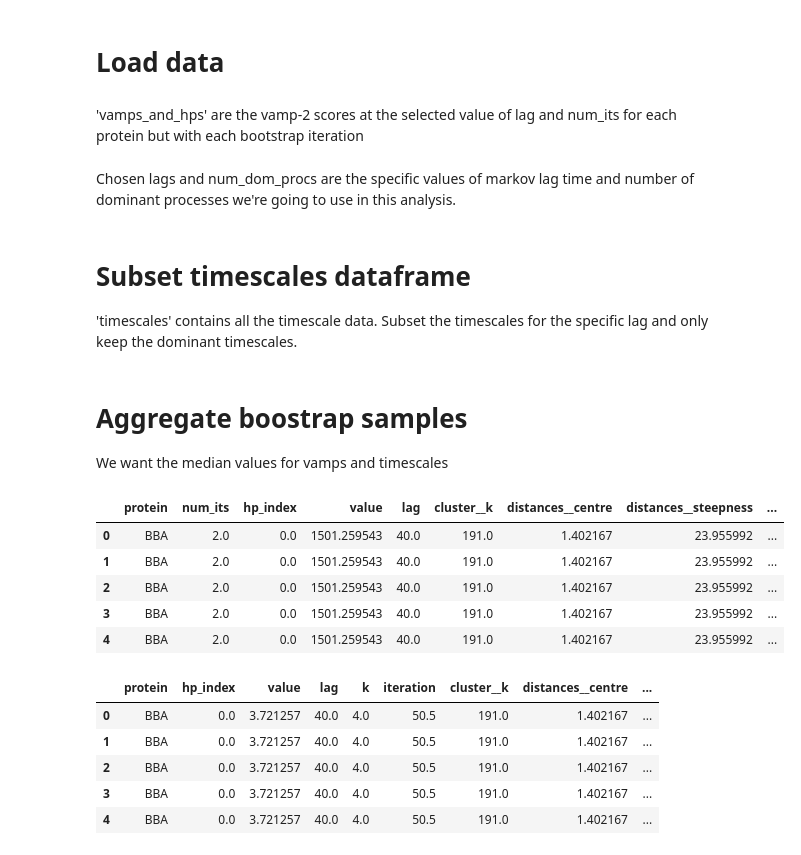
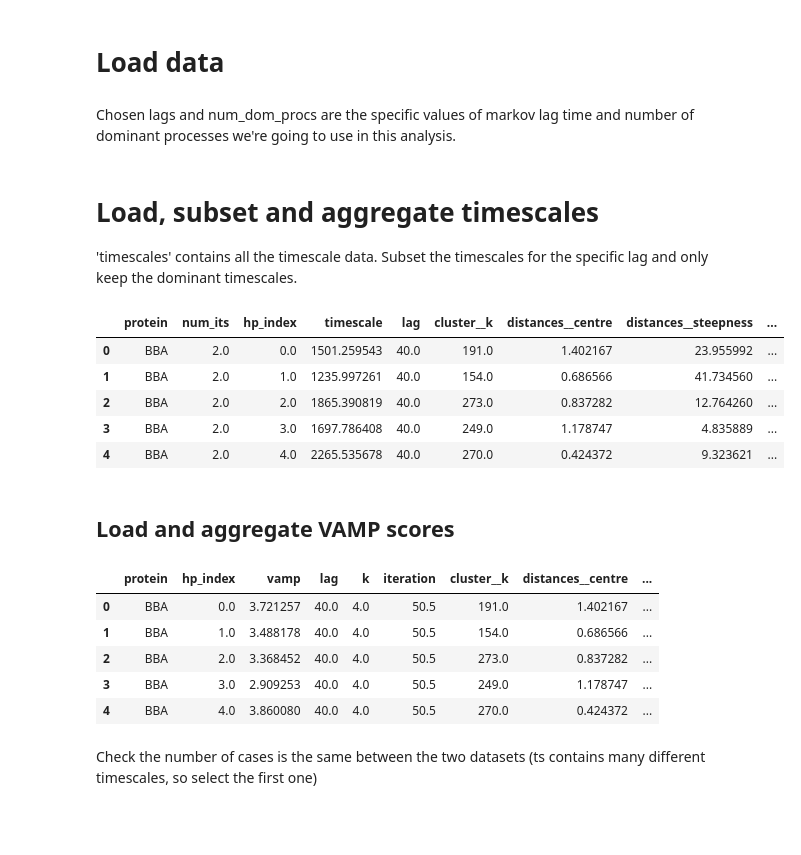
Before and after one commit to RobertArbon/msm_hyperparameter_optimisation, a Jupyter notebook: results/sensitivity.ipynb, the cells around one changed output. Saved outputs shown, nothing was run; the diff lists cells and outputs as text; code cells hidden in the pictures; blank space fills up the shorter version.

```diff
--- a/results/sensitivity.ipynb
+++ b/results/sensitivity.ipynb
@@ -20,5 +28,3 @@ def zero_var(x):
 # Load data
 # %%
 data_dir = Path('/Volumes/REA/Data/fast_folders/')
-# %% [markdown]
-'vamps_and_hps' are the vamp-2 scores at the selected value of lag and num_its for each protein but with each bootstrap iteration
@@ -30,56 +34,62 @@ Chosen lags and num_dom_procs are the specific values of markov lag time and num
 chosen_lags = pd.read_hdf('chosen_lag_times.h5', key='chosen_lags')
 chosen_dom_procs = pd.read_hdf('chosen_num_dominant.h5', key='chosen_num_dominant')
 # %% [markdown]
-# Subset timescales dataframe
+# Load, subset and aggregate timescales
 
 'timescales' contains all the timescale data. Subset the timescales for the specific lag and only keep the dominant timescales.
 # %%
 ts = pd.read_hdf('timescales.h5', key='timescales')
 
-
+# Subset chosen lag time and number of implied timescales
 lags_dict = dict(zip(chosen_lags['protein'], chosen_lags['lag']))
 proc_dict = dict(zip(chosen_dom_procs['protein'], chosen_dom_procs['num_its']))
 
 ts['choose_lag'] = ts['protein'].apply(lambda x: lags_dict[x])
 ts['choose_k'] = ts['protein'].apply(lambda x: proc_dict[x])
-ts['choose_method'] = 'VAMP2'
-
 ts = ts.loc[(ts.lag == ts.choose_lag) & (ts.num_its <= ts.choose_k+1), : ]
 
 ts = ts.drop(columns=ts.filter(like='choose', axis=1).columns)
 ts = ts.drop(columns=ts.columns[ts.apply(zero_var, axis=0)])
+
+# aggregate
+non_num_cols = list(ts.columns[ts.dtypes == 'object'])
+agg_columns = ['protein', 'num_its', 'hp_index']
+
+tmp = ts.groupby(agg_columns, as_index=False).median()
+tmp2 = ts.groupby(agg_columns, as_index=False).first()
+
+ts = tmp.merge(tmp2.loc[:, list(set(non_num_cols+agg_columns))], on=agg_columns, how='left')
+ts = ts.drop(columns=['iteration'])
+ts.rename(columns={'value': 'timescale'}, inplace=True)
+ts.head()
+# %% [output]
+|  | protein | num_its | hp_index | timescale | lag | cluster__k | distances__centre | distances__steepness | ... |
+| 0 | BBA | 2.0 | 0.0 | 1501.259543 | 40.0 | 191.0 | 1.402167 | 23.955992 | ... |
+| 1 | BBA | 2.0 | 1.0 | 1235.997261 | 40.0 | 154.0 | 0.686566 | 41.734560 | ... |
+| 2 | BBA | 2.0 | 2.0 | 1865.390819 | 40.0 | 273.0 | 0.837282 | 12.764260 | ... |
+| 3 | BBA | 2.0 | 3.0 | 1697.786408 | 40.0 | 249.0 | 1.178747 | 4.835889 | ... |
+| 4 | BBA | 2.0 | 4.0 | 2265.535678 | 40.0 | 270.0 | 0.424372 | 9.323621 | ... |
-# %% [markdown]
-# Aggregate boostrap samples
-
-We want the median values for vamps and timescales
+# %% [markdown]
+## Load and aggregate VAMP scores
 # %%
-non_num_cols = list(ts.columns[ts.dtypes == 'object'])
-agg_columns = ['protein', 'num_its', 'hp_index']
+vamps = pd.read_hdf('vamps_and_hps.h5', key='vamps_hps')
 
-tmp = ts.groupby(agg_columns, as_index=False).median()
-ts = tmp.merge(ts.loc[:, list(set(non_num_cols+agg_columns))], on=agg_columns, how='outer')
-ts = ts.drop(columns=['iteration'])
-ts.head()
+vamps = vamps.drop(columns=vamps.columns[vamps.apply(zero_var, axis=0)])
+non_num_cols = list(vamps.columns[vamps.dtypes == 'object'])
+agg_columns = ['protein', 'hp_index']
+
+tmp = vamps.groupby(agg_columns, as_index=False).median()  # aggregate numeric columns
+tmp2 = vamps.groupby(agg_columns, as_index=False).first()  # aggregate all columns
+
+vamps = tmp.merge(tmp2.loc[:, list(set(non_num_cols+agg_columns))], on=agg_columns, how='left')
+vamps.rename(columns={'value': 'vamp'}, inplace=True)
+vamps.head()
 # %% [output]
-|  | protein | num_its | hp_index | value | lag | cluster__k | distances__centre | distances__steepness | ... |
-| 0 | BBA | 2.0 | 0.0 | 1501.259543 | 40.0 | 191.0 | 1.402167 | 23.955992 | ... |
-| 1 | BBA | 2.0 | 0.0 | 1501.259543 | 40.0 | 191.0 | 1.402167 | 23.955992 | ... |
-| 2 | BBA | 2.0 | 0.0 | 1501.259543 | 40.0 | 191.0 | 1.402167 | 23.955992 | ... |
-| 3 | BBA | 2.0 | 0.0 | 1501.259543 | 40.0 | 191.0 | 1.402167 | 23.955992 | ... |
-| 4 | BBA | 2.0 | 0.0 | 1501.259543 | 40.0 | 191.0 | 1.402167 | 23.955992 | ... |
+|  | protein | hp_index | vamp | lag | k | iteration | cluster__k | distances__centre | ... |
+| 0 | BBA | 0.0 | 3.721257 | 40.0 | 4.0 | 50.5 | 191.0 | 1.402167 | ... |
+| 1 | BBA | 1.0 | 3.488178 | 40.0 | 4.0 | 50.5 | 154.0 | 0.686566 | ... |
+| 2 | BBA | 2.0 | 3.368452 | 40.0 | 4.0 | 50.5 | 273.0 | 0.837282 | ... |
+| 3 | BBA | 3.0 | 2.909253 | 40.0 | 4.0 | 50.5 | 249.0 | 1.178747 | ... |
+| 4 | BBA | 4.0 | 3.860080 | 40.0 | 4.0 | 50.5 | 270.0 | 0.424372 | ... |
-# %%
-vamps = vamps.drop(columns=vamps.columns[vamps.apply(zero_var, axis=0)])
-non_num_cols = list(vamps.columns[vamps.dtypes == 'object'])
-agg_columns = ['protein', 'hp_index']
-
-tmp = vamps.groupby(agg_columns, as_index=False).median()
-vamps = tmp.merge(vamps.loc[:, list(set(non_num_cols+agg_columns))], on=agg_columns, how='outer')
-# vamp = vamp.drop(columns=['cluster__max_iter', 'cluster__stride', 'iteration','tica__stride'])
-vamps.head()
-# %% [output]
-|  | protein | hp_index | value | lag | k | iteration | cluster__k | distances__centre | ... |
-| 0 | BBA | 0.0 | 3.721257 | 40.0 | 4.0 | 50.5 | 191.0 | 1.402167 | ... |
-| 1 | BBA | 0.0 | 3.721257 | 40.0 | 4.0 | 50.5 | 191.0 | 1.402167 | ... |
-| 2 | BBA | 0.0 | 3.721257 | 40.0 | 4.0 | 50.5 | 191.0 | 1.402167 | ... |
-| 3 | BBA | 0.0 | 3.721257 | 40.0 | 4.0 | 50.5 | 191.0 | 1.402167 | ... |
-| 4 | BBA | 0.0 | 3.721257 | 40.0 | 4.0 | 50.5 | 191.0 | 1.402167 | ... |
+# %% [markdown]
+Check the number of cases is the same between the two datasets (ts contains many different timescales, so select the first one)
```
Also changed, not shown: parts of 11 cells of this notebook, 3 other files.
